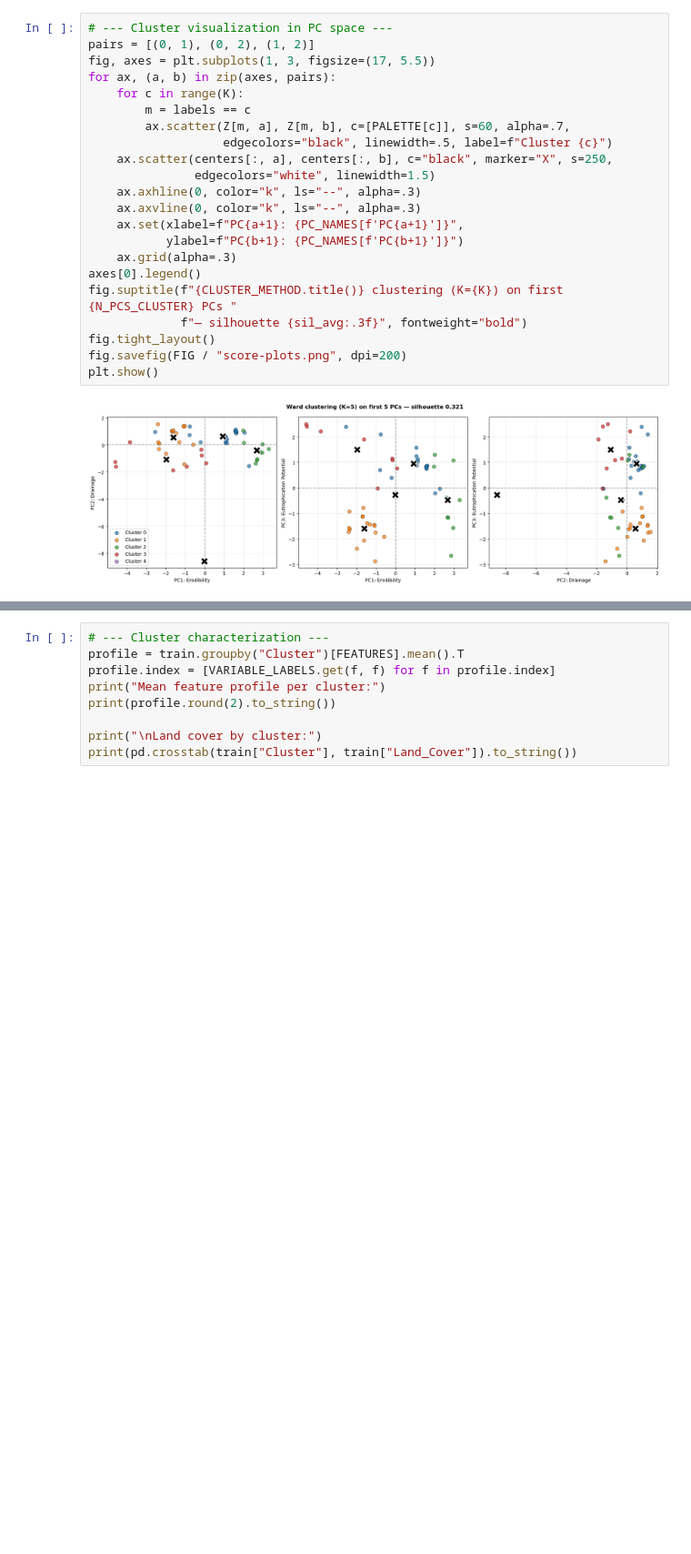
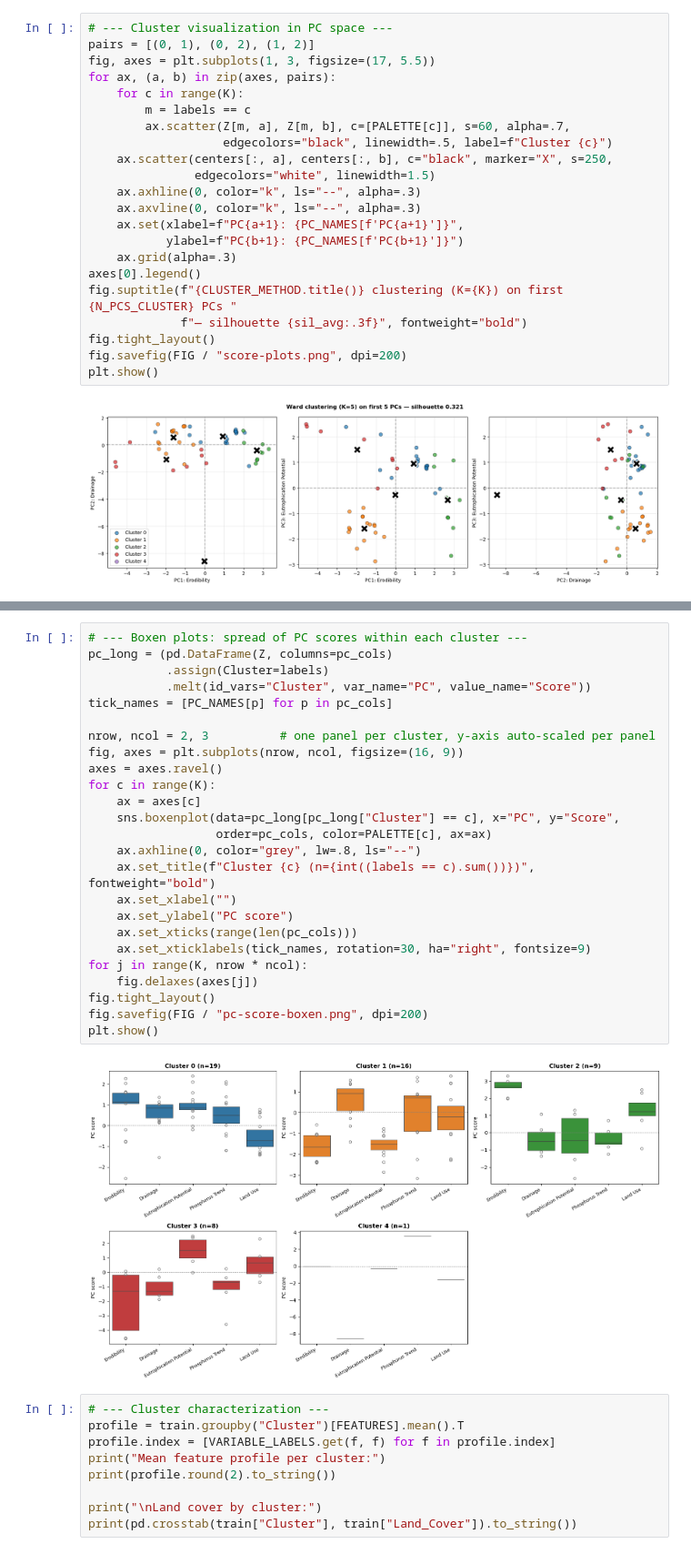
Before and after one commit to narslab/stream-station-typology, a Jupyter notebook: bin/ss-typology.ipynb, the cells around one changed output, grey strips where cells are left out. Shown at 91% size. Drawn from its saved outputs; the diff is of its cells as text; blank space fills up the shorter version.

```diff
--- a/bin/ss-typology.ipynb
+++ b/bin/ss-typology.ipynb
@@ -435,6 +443,33 @@ Cluster
 2        2.67 -0.40 -0.47 -0.39  1.24
 3       -1.98 -1.07  1.50 -1.04  0.61
 4       -0.02 -8.57 -0.27  3.54 -1.61
+# %%
+# --- Boxen plots: spread of PC scores within each cluster ---
+pc_long = (pd.DataFrame(Z, columns=pc_cols)
+           .assign(Cluster=labels)
+           .melt(id_vars="Cluster", var_name="PC", value_name="Score"))
+tick_names = [PC_NAMES[p] for p in pc_cols]
+
+nrow, ncol = 2, 3          # one panel per cluster, y-axis auto-scaled per panel
+fig, axes = plt.subplots(nrow, ncol, figsize=(16, 9))
+axes = axes.ravel()
+for c in range(K):
+    ax = axes[c]
+    sns.boxenplot(data=pc_long[pc_long["Cluster"] == c], x="PC", y="Score",
+                  order=pc_cols, color=PALETTE[c], ax=ax)
+    ax.axhline(0, color="grey", lw=.8, ls="--")
+    ax.set_title(f"Cluster {c} (n={int((labels == c).sum())})", fontweight="bold")
+    ax.set_xlabel("")
+    ax.set_ylabel("PC score")
+    ax.set_xticks(range(len(pc_cols)))
+    ax.set_xticklabels(tick_names, rotation=30, ha="right", fontsize=9)
+for j in range(K, nrow * ncol):
+    fig.delaxes(axes[j])
+fig.tight_layout()
+fig.savefig(FIG / "pc-score-boxen.png", dpi=200)
+plt.show()
+# %% [output]
+[figure, added]
 # %%
 # --- Cluster characterization ---
 profile = train.groupby("Cluster")[FEATURES].mean().T
```
Also changed, not shown: parts of 1 cell of this notebook, 3 other files.
